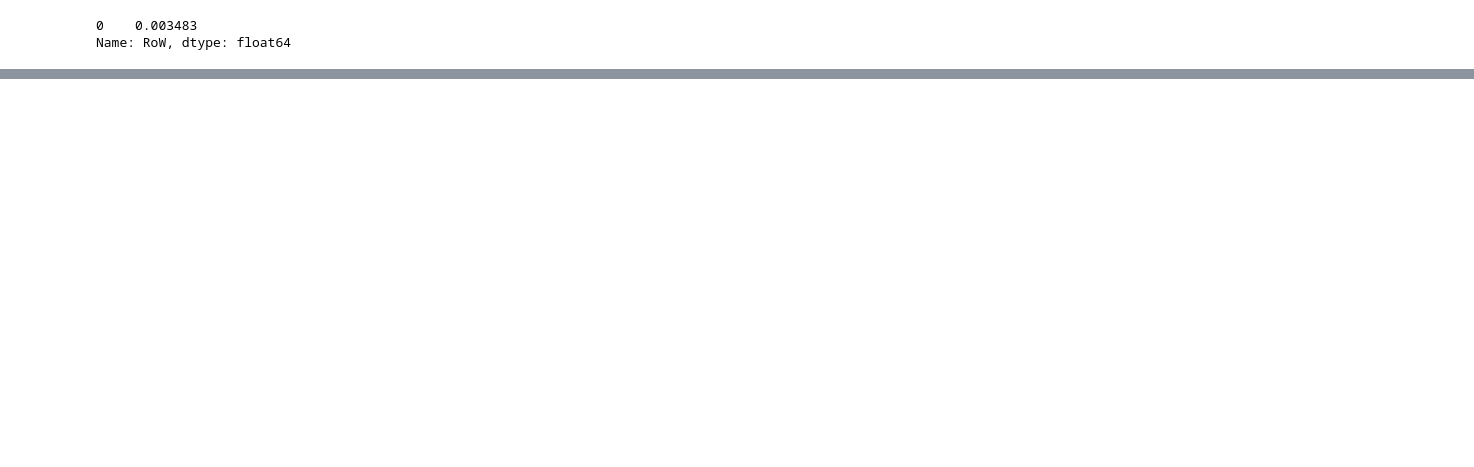
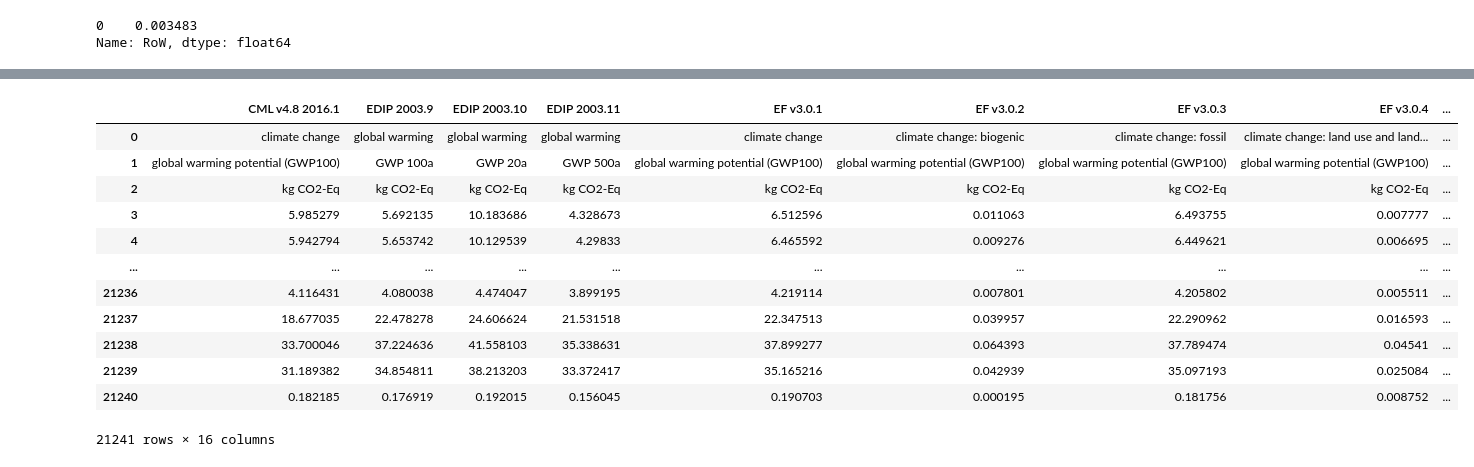
Before and after one commit to adsmer2/LCIA-impact-translator, a Jupyter notebook: EI391_ML.ipynb, the cells around one changed output, grey strips where cells are left out. Cells and saved outputs as stored; diff of their text form; code cells hidden in the pictures; blank space fills up the shorter version.

```diff
--- a/EI391_ML.ipynb
+++ b/EI391_ML.ipynb
@@ -174,0 +237,3 @@ X3
+# %%
+X_excel = joblib.load('Xraw.pkl')
+y_excel = joblib.load('yraw.pkl')
@@ -581,0 +1014,11 @@ desired_prediction
+# %%
+dropcolumns = y_excel.columns[y_excel.columns.str.contains('endpoint')]
+dropcolumns1 = y_excel.columns[y_excel.columns.str.contains('Endpoint')]
+dropcolumns2 = y_excel.columns[y_excel.columns.str.contains('IPCC')]
+dropcolumns3 = y_excel.columns[y_excel.columns.str.contains('Ecological Scarcity')]
+# y1_gw = y_raw.drop(dropcolumns, axis='columns')
+# y1_gw = y1_gw.drop(dropcolumns1, axis='columns')
+# y1_gw = y1_gw.drop(dropcolumns2, axis='columns')
+y1_gw = y_excel.drop(pd.concat([pd.DataFrame(dropcolumns), pd.DataFrame(dropcolumns1), pd.DataFrame(dropcolumns2), pd.DataFrame(dropcolumns3)], axis=0)[0], axis='columns')
+y1_gw = y1_gw.columns[y1_gw.apply(lambda x: x.str.contains("global warming").any() and not x.str.contains("no LT").any())]
+y1_gw
@@ -581,0 +1033,16 @@ desired_prediction
+# %%
+y_excel.loc[:, y1_gw]
+# %% [output]
+|  | CML v4.8 2016.1 | EDIP 2003.9 | EDIP 2003.10 | EDIP 2003.11 | EF v3.0.1 | EF v3.0.2 | EF v3.0.3 | EF v3.0.4 | ... |
+| 0 | climate change | global warming | global warming | global warming | climate change | climate change: biogenic | climate change: fossil | climate change: land use and land... | ... |
+| 1 | global warming potential (GWP100) | GWP 100a | GWP 20a | GWP 500a | global warming potential (GWP100) | global warming potential (GWP100) | global warming potential (GWP100) | global warming potential (GWP100) | ... |
+| 2 | kg CO2-Eq | kg CO2-Eq | kg CO2-Eq | kg CO2-Eq | kg CO2-Eq | kg CO2-Eq | kg CO2-Eq | kg CO2-Eq | ... |
+| 3 | 5.985279 | 5.692135 | 10.183686 | 4.328673 | 6.512596 | 0.011063 | 6.493755 | 0.007777 | ... |
+| 4 | 5.942794 | 5.653742 | 10.129539 | 4.29833 | 6.465592 | 0.009276 | 6.449621 | 0.006695 | ... |
+| ... | ... | ... | ... | ... | ... | ... | ... | ... | ... |
+| 21236 | 4.116431 | 4.080038 | 4.474047 | 3.899195 | 4.219114 | 0.007801 | 4.205802 | 0.005511 | ... |
+| 21237 | 18.677035 | 22.478278 | 24.606624 | 21.531518 | 22.347513 | 0.039957 | 22.290962 | 0.016593 | ... |
+| 21238 | 33.700046 | 37.224636 | 41.558103 | 35.338631 | 37.899277 | 0.064393 | 37.789474 | 0.04541 | ... |
+| 21239 | 31.189382 | 34.854811 | 38.213203 | 33.372417 | 35.165216 | 0.042939 | 35.097193 | 0.025084 | ... |
+| 21240 | 0.182185 | 0.176919 | 0.192015 | 0.156045 | 0.190703 | 0.000195 | 0.181756 | 0.008752 | ... |
+21241 rows × 16 columns
```
Also changed, not shown: parts of 70 cells of this notebook.
